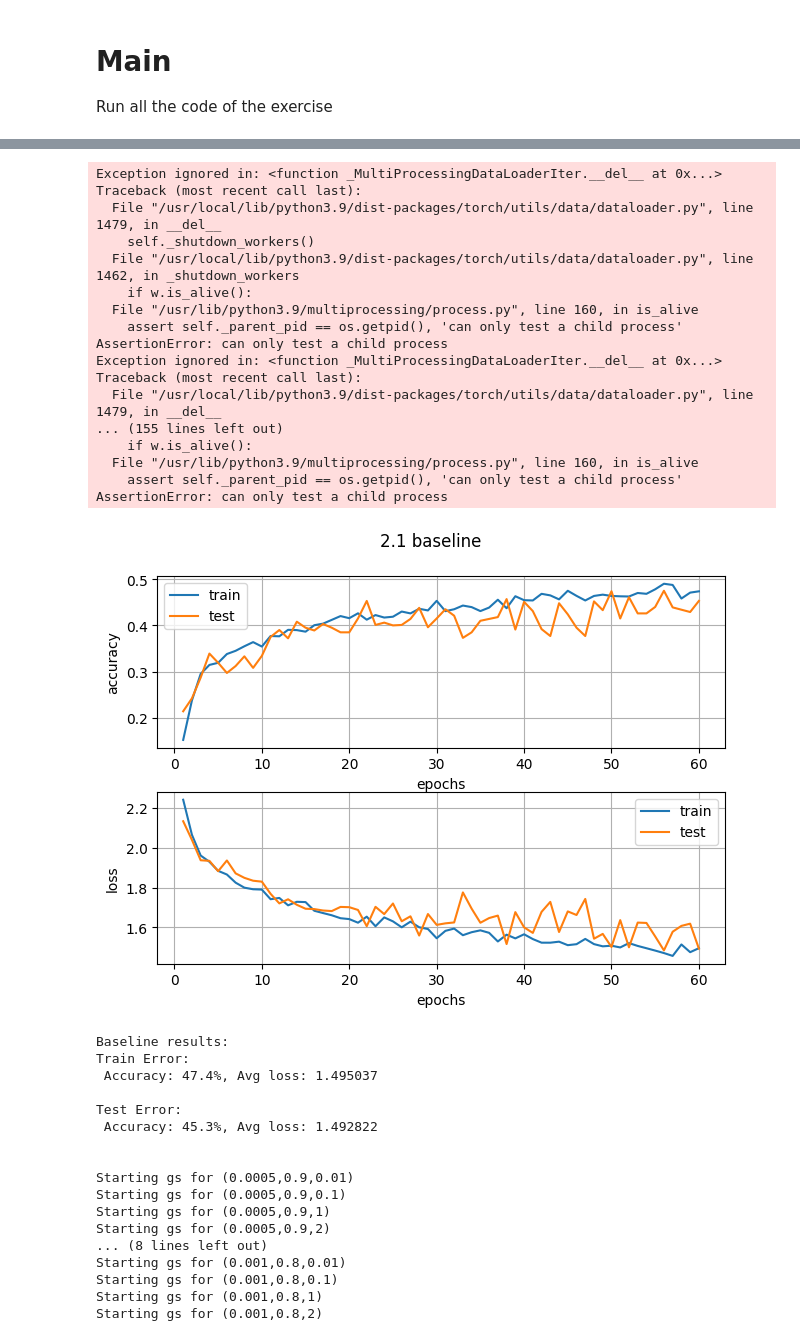
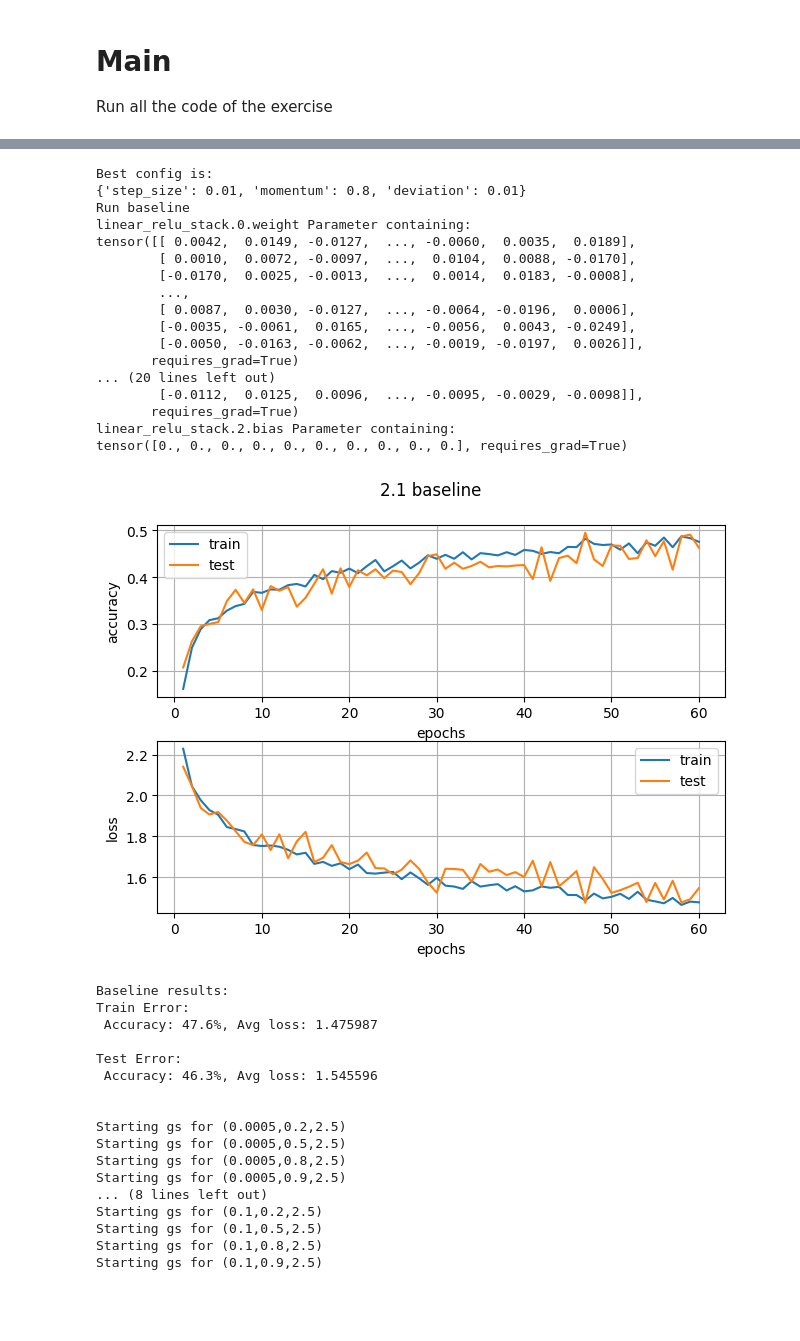
Before and after one commit to inbalh1/ML, a Jupyter notebook: DL_ex1.ipynb, the cells around one changed output, grey strips where cells are left out. Drawn from its saved outputs; the diff is of its cells as text; code cells hidden in the pictures; blank space fills up the shorter version.

```diff
--- a/DL_ex1.ipynb
+++ b/DL_ex1.ipynb
@@ -612,7 +613,7 @@ def Q2(config, train_dataloader, test_dataloader):
 # Call all the functions of question 2
 def Q3(config, train_dataloader, test_dataloader):
   should_run_gs = True
-  should_run_baseline = False
+  should_run_baseline = True
   best_config = {}
   if should_run_gs:
     gs = GridSearch("grid_search_q3")
@@ -624,11 +625,14 @@ def Q3(config, train_dataloader, test_dataloader):
     print("Best config is: ")
     print(best_config)
   else:
-    # TODO: should select parameters to put here (didnt run gs)
-    best_config["step_size"] = 0.001
-    best_config["momentum"] = 0.5
-    best_config["deviation"] =  2.5
-  cnn_run_baseline(best_config, train_dataloader, test_dataloader, verbose=False)
+    # The best config is the result of previous run of grid search
+    best_config["step_size"] = 0.01
+    best_config["momentum"] = 0.8
+    best_config["deviation"] =  0.1
+  if should_run_baseline:
+    print("Run baseline")
+    cnn_run_baseline(best_config, train_dataloader, test_dataloader, verbose=False)
+    print()
 # %%
 
 should_run_svm = False
@@ -650,7 +654,7 @@ if __name__ == "__main__":
   config = {
     "step_size": [5e-4, 1e-3, 1e-2, 1e-1],
     "momentum": [0.2, 0.5, 0.8, 0.9],
-    "deviation": [1e-2,1e-1, 1, 2]
+    "deviation": [1e-2,1e-1, 1, 2, 2.5]
   }
 
   Q2(config, train_dataloader, test_dataloader)
@@ -680,35 +683,35 @@ tensor([0., 0., 0., 0., 0., 0., 0., 0., 0., 0.], requires_grad=True)
-Exception ignored in: <function _MultiProcessingDataLoaderIter.__del__ at 0x...>
-Traceback (most recent call last):
-  File "/usr/local/lib/python3.9/dist-packages/torch/utils/data/dataloader.py", line 1479, in __del__
-    self._shutdown_workers()
-  File "/usr/local/lib/python3.9/dist-packages/torch/utils/data/dataloader.py", line 1462, in _shutdown_workers
-    if w.is_alive():
-  File "/usr/lib/python3.9/multiprocessing/process.py", line 160, in is_alive
-    assert self._parent_pid == os.getpid(), 'can only test a child process'
-AssertionError: can only test a child process
-Exception ignored in: <function _MultiProcessingDataLoaderIter.__del__ at 0x...>
-Traceback (most recent call last):
-  File "/usr/local/lib/python3.9/dist-packages/torch/utils/data/dataloader.py", line 1479, in __del__
-... (155 lines left out)
-    if w.is_alive():
-  File "/usr/lib/python3.9/multiprocessing/process.py", line 160, in is_alive
-    assert self._parent_pid == os.getpid(), 'can only test a child process'
-AssertionError: can only test a child process
+Best config is:
+{'step_size': 0.01, 'momentum': 0.8, 'deviation': 0.01}
+Run baseline
+linear_relu_stack.0.weight Parameter containing:
+tensor([[ 0.0042,  0.0149, -0.0127,  ..., -0.0060,  0.0035,  0.0189],
+        [ 0.0010,  0.0072, -0.0097,  ...,  0.0104,  0.0088, -0.0170],
+        [-0.0170,  0.0025, -0.0013,  ...,  0.0014,  0.0183, -0.0008],
+        ...,
+        [ 0.0087,  0.0030, -0.0127,  ..., -0.0064, -0.0196,  0.0006],
+        [-0.0035, -0.0061,  0.0165,  ..., -0.0056,  0.0043, -0.0249],
+        [-0.0050, -0.0163, -0.0062,  ..., -0.0019, -0.0197,  0.0026]],
+       requires_grad=True)
+... (20 lines left out)
+        [-0.0112,  0.0125,  0.0096,  ..., -0.0095, -0.0029, -0.0098]],
+       requires_grad=True)
+linear_relu_stack.2.bias Parameter containing:
+tensor([0., 0., 0., 0., 0., 0., 0., 0., 0., 0.], requires_grad=True)
-[figure, old version]
+[figure, new version]
 Baseline results:
 Train Error:
- Accuracy: 47.4%, Avg loss: 1.495037
+ Accuracy: 47.6%, Avg loss: 1.475987
 
 Test Error:
- Accuracy: 45.3%, Avg loss: 1.492822
+ Accuracy: 46.3%, Avg loss: 1.545596
 
 
-Starting gs for (0.0005,0.9,0.01)
-Starting gs for (0.0005,0.9,0.1)
-Starting gs for (0.0005,0.9,1)
-Starting gs for (0.0005,0.9,2)
+Starting gs for (0.0005,0.2,2.5)
+Starting gs for (0.0005,0.5,2.5)
+Starting gs for (0.0005,0.8,2.5)
+Starting gs for (0.0005,0.9,2.5)
 ... (8 lines left out)
-Starting gs for (0.001,0.8,0.01)
-Starting gs for (0.001,0.8,0.1)
-Starting gs for (0.001,0.8,1)
-Starting gs for (0.001,0.8,2)
+Starting gs for (0.1,0.2,2.5)
+Starting gs for (0.1,0.5,2.5)
+Starting gs for (0.1,0.8,2.5)
+Starting gs for (0.1,0.9,2.5)
```
Also changed, not shown: parts of 5 cells of this notebook.
